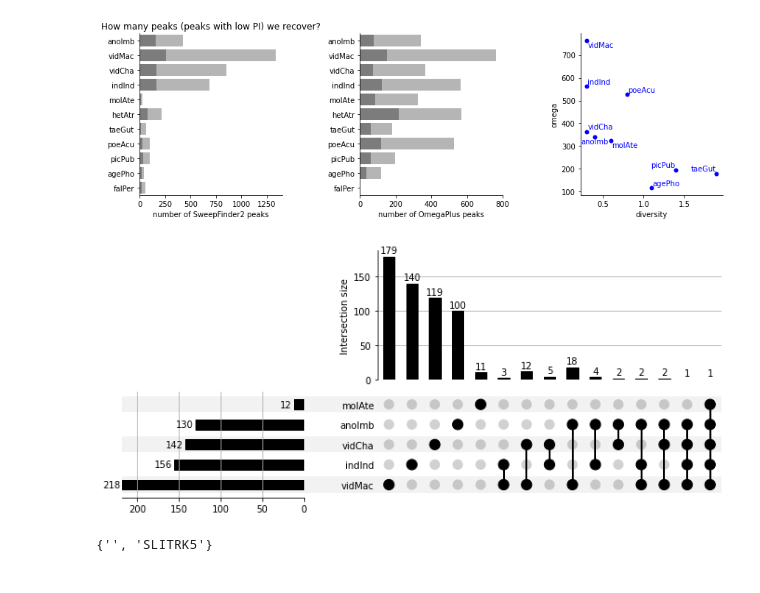
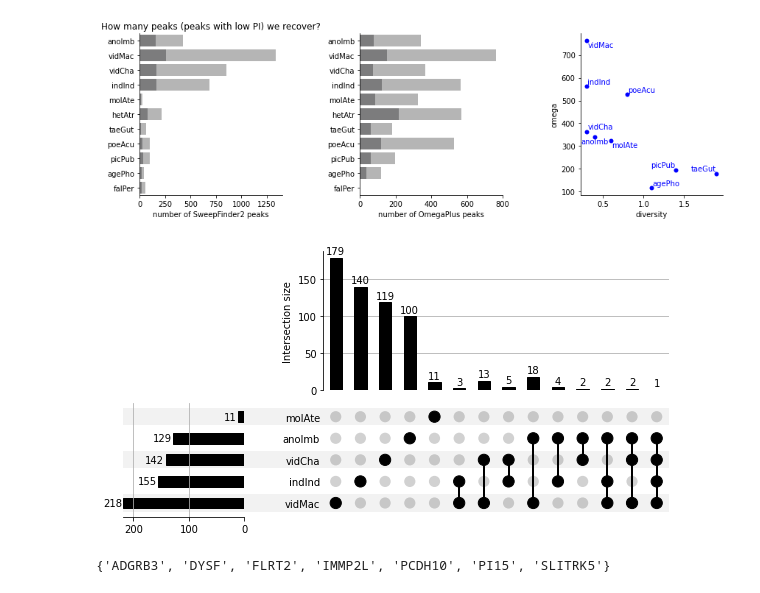
Before and after one commit to osipovarev/Brood_parasites_analysis, a Jupyter notebook: selective_sweeps_analysis.ipynb, the cells around one changed output. Cells and saved outputs as stored; diff of their text form; code cells hidden in the pictures.

```diff
--- a/selective_sweeps_analysis.ipynb
+++ b/selective_sweeps_analysis.ipynb
@@ -356,40 +356,40 @@ posx and posy should be finite values
 [figure]
 # %%
 from upsetplot import plot
-plot_size = 8
+plot_size = 5
 
 ## Dir for the output
 dir_path = '/Users/osipova/Documents/LabDocs/Brood_parasites_analysis/'
 
 dbs = ['vidMac', 'vidCha', 'anoImb', 'indInd', 'molAte']
 sets_by_db = {}
 
 for db in dbs:
     file_name = 'PopGen_{}/hg38.genes.SF2_peaks_low_PI_depth100.1Mb_domain.lst'.format(db)
     with open(dir_path + file_name, 'r') as inf:
-        genes = inf.read().split('\n')
+        genes = inf.read().rstrip('\n').split('\n')
     sets_by_db[db] = set(genes)
 
 set1 = sets_by_db['vidMac']
 set2 = sets_by_db['vidCha']
 set3 = sets_by_db['anoImb']
 set4 = sets_by_db['indInd']
 set5 = sets_by_db['molAte']
 
 all_elems = set1.union(set2).union(set3).union(set4).union(set5)
 df = pd.DataFrame([[e in set1,
                     e in set2,
                     e in set3,
                     e in set4,
                     e in set5] for e in all_elems], columns = dbs)
 dfi = df.groupby(dbs).size()
 
 fig = plt.figure(figsize=(10, 5))
 plot(dfi, fig=fig, orientation='horizontal', totals_plot_elements=plot_size, show_counts=True)
 # plt.savefig("{}SweepFinder2.genes_all.upsetplot.pdf".format(dir_path))
 # %% [output]
-[figure, old version]
+[figure, new version]
 # %%
-set3.intersection(set2).intersection(set4)
+set3.intersection(set4)
 # %% [output]
-{'', 'SLITRK5'}
+{'ADGRB3', 'DYSF', 'FLRT2', 'IMMP2L', 'PCDH10', 'PI15', 'SLITRK5'}
```
Also changed, not shown: 1 other file.
